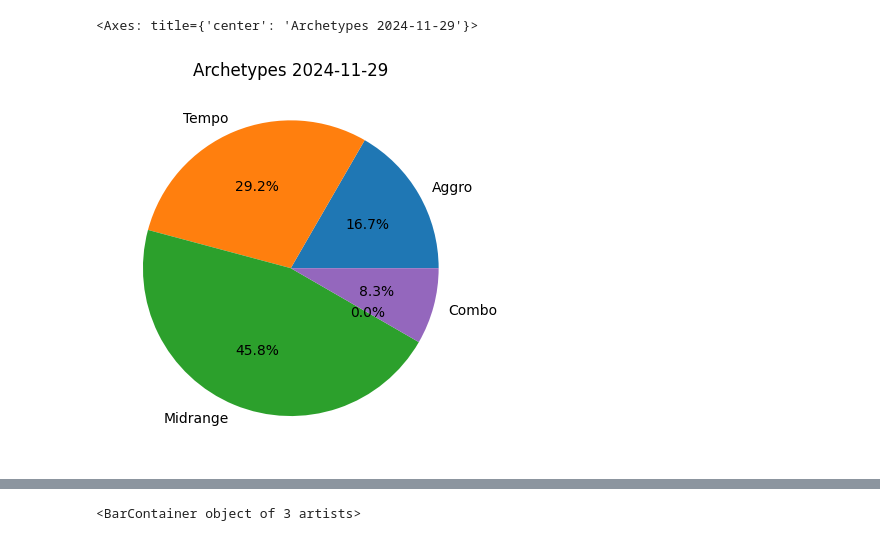
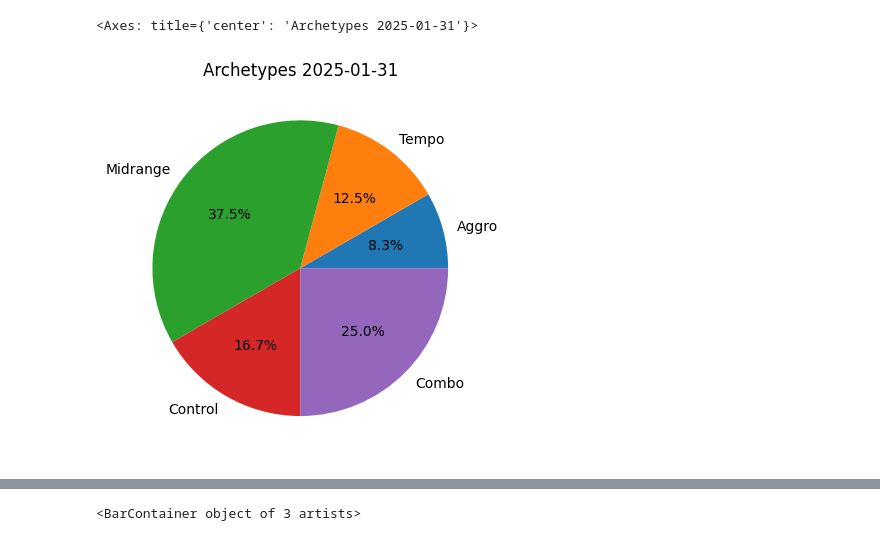
Before and after one commit to groma84/attic-pauper-statistics-jupyter-notebook, a Jupyter notebook: attic-pauper-statistics-exploration.ipynb, the cells around one changed output, grey strips where cells are left out. Drawn from its saved outputs; the diff is of its cells as text; code cells hidden in the pictures.

Commit message:
add 2024 statistics and alternative date access to cells

```diff
--- a/attic-pauper-statistics-exploration.ipynb
+++ b/attic-pauper-statistics-exploration.ipynb
@@ -73,13 +74,20 @@ decks_df["MidrangeV"] = (1/(decks_df["AggroB"] + decks_df["TempoB"] + decks_df["
 decks_df["ControlV"] = (1/(decks_df["AggroB"] + decks_df["TempoB"] + decks_df["MidrangeB"] + decks_df["ControlB"] + decks_df["ComboB"]))*decks_df["ControlB"]
 decks_df["ComboV"] = (1/(decks_df["AggroB"] + decks_df["TempoB"] + decks_df["MidrangeB"] + decks_df["ControlB"] + decks_df["ComboB"]))*decks_df["ComboB"]
 # %%
-decks_of_last_event = events_df.loc[events_df["Date"] == events_df["Date"].iloc[-1]].merge(decks_df, how="left", on="Deck")
-date_of_last_event = events_df["Date"].iloc[-1]
-archetypevalues_of_last_event = decks_of_last_event[["AggroV", "TempoV", "MidrangeV", "ControlV", "ComboV"]].copy()
-archetypevalues_of_last_event.sum().plot.pie(title="Archetypes " + date_of_last_event, autopct='%1.1f%%', labels=["Aggro", "Tempo", "Midrange", "Control", "Combo"])
+# for last event
+date_of_event = events_df["Date"].iloc[-1]
+
+# for specific event
+#date_of_event = "2024-12-27"
+
+decks_of_event = events_df.loc[events_df["Date"] == date_of_event].merge(decks_df, how="left", on="Deck")
+
+
+archetypevalues_of_event = decks_of_event[["AggroV", "TempoV", "MidrangeV", "ControlV", "ComboV"]].copy()
+archetypevalues_of_event.sum().plot.pie(title="Archetypes " + date_of_event, autopct='%1.1f%%', labels=["Aggro", "Tempo", "Midrange", "Control", "Combo"])
 # %% [output]
-<Axes: title={'center': 'Archetypes 2024-11-29'}>
+<Axes: title={'center': 'Archetypes 2025-01-31'}>
-[figure, old version]
+[figure, new version]
 # %%
 # Top Top4 Finishers
 top4_finishers = events_df.loc[events_df["Standing"] <= 4, ["Player"]]
```
Also changed, not shown: parts of 6 cells of this notebook.
